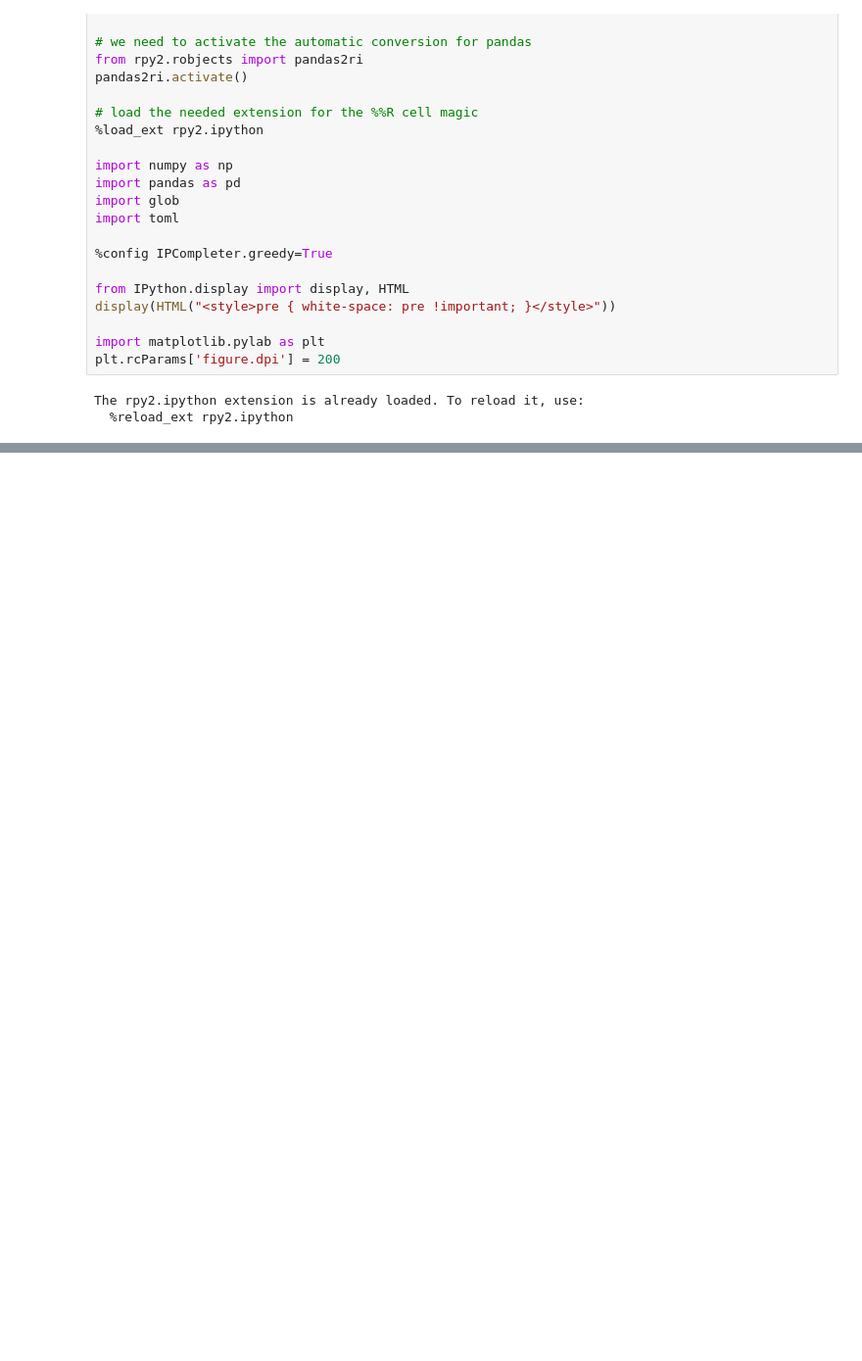
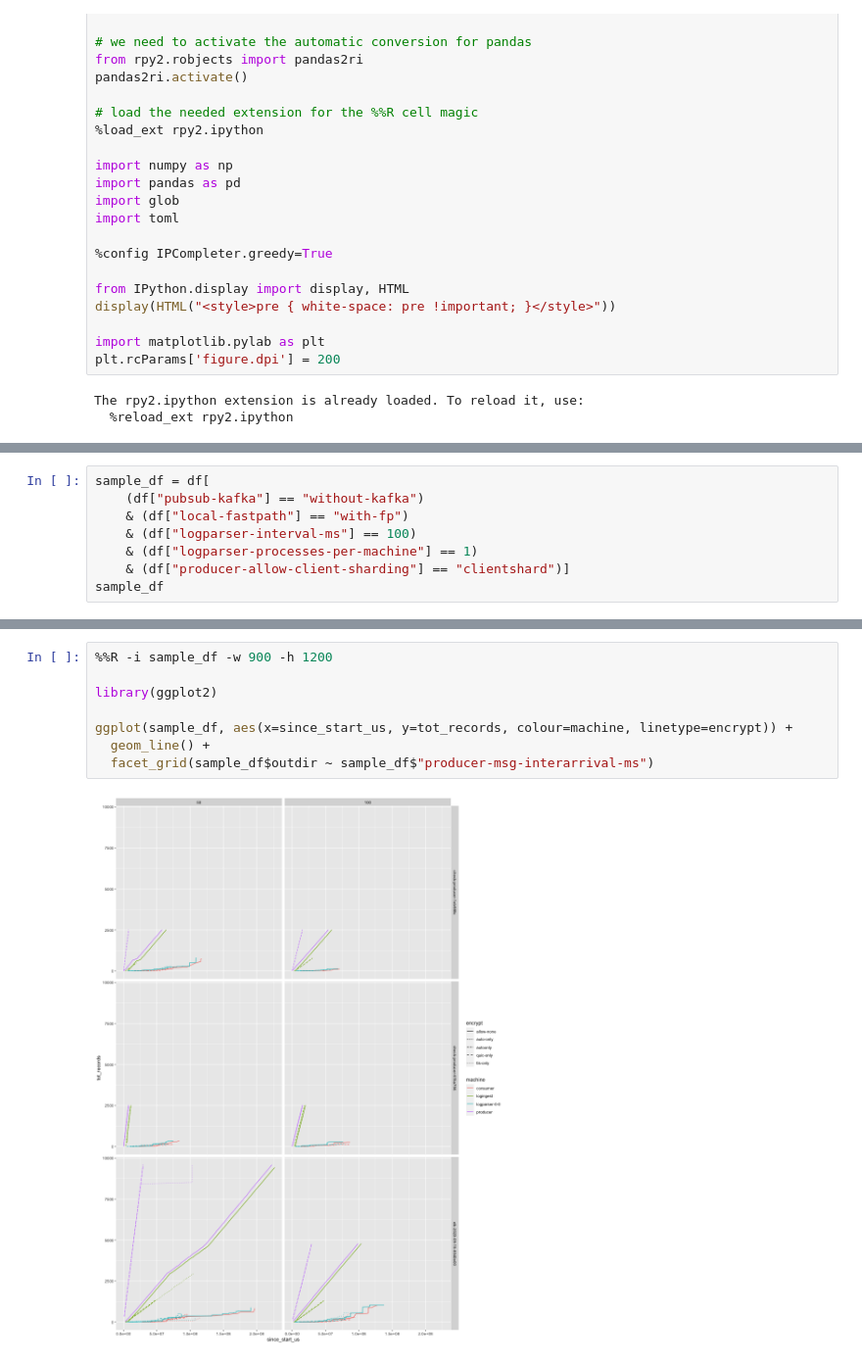
Before and after one commit to akshayknarayan/burrito, a Jupyter notebook: scripts/elk-app/elk.ipynb, the cells around one changed output, grey strips where cells are left out. Shown at 98% size. Saved outputs shown, nothing was run; the diff lists cells and outputs as text; blank space fills up the shorter version.

```diff
--- a/scripts/elk-app/elk.ipynb
+++ b/scripts/elk-app/elk.ipynb
@@ -200,0 +212,8 @@ df
+# %%
+sample_df = df[
+    (df["pubsub-kafka"] == "without-kafka")
+    & (df["local-fastpath"] == "with-fp")
+    & (df["logparser-interval-ms"] == 100)
+    & (df["logparser-processes-per-machine"] == 1)
+    & (df["producer-allow-client-sharding"] == "clientshard")]
+sample_df
@@ -201,3 +234,13 @@ df
+# %%
+%%R -i sample_df -w 900 -h 1200
+
+library(ggplot2)
+
+ggplot(sample_df, aes(x=since_start_us, y=tot_records, colour=machine, linetype=encrypt)) +
+  geom_line() +
+  facet_grid(sample_df$outdir ~ sample_df$"producer-msg-interarrival-ms")
+# %% [output]
+[figure, added]
 # %%
 %%R -i df -w 1200 -h 1800
 
```
Also changed, not shown: parts of 7 cells of this notebook.
